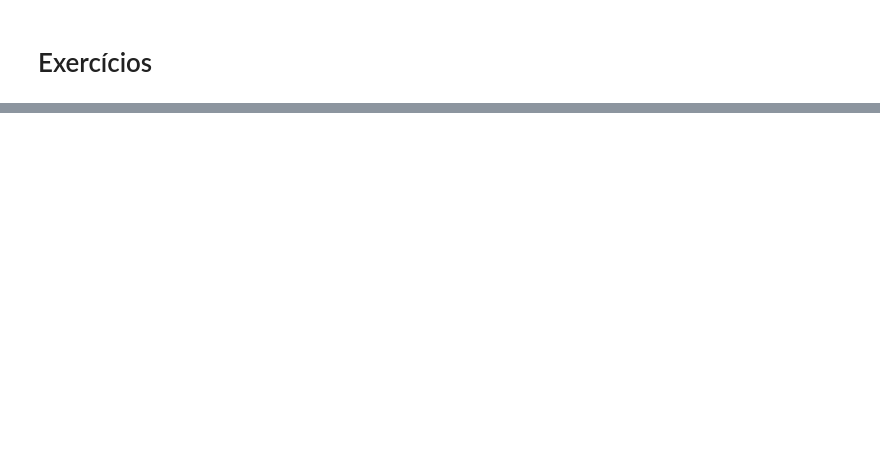
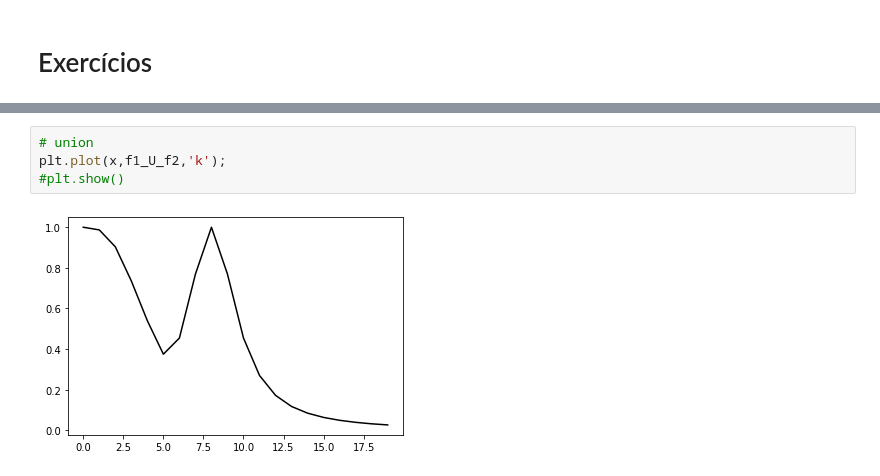
Before and after one commit to zavaleta/Fuzzy_logic_UFRRJ, a Jupyter notebook: Fuzzy_logic_Aula01.ipynb, the cells around one changed output, grey strips where cells are left out. Drawn from its saved outputs; the diff is of its cells as text; blank space fills up the shorter version.

```diff
--- a/Fuzzy_logic_Aula01.ipynb
+++ b/Fuzzy_logic_Aula01.ipynb
@@ -154,0 +250,6 @@ plt.legend();
+# %%
+# union
+plt.plot(x,f1_U_f2,'k');
+#plt.show()
+# %% [output]
+[figure, added]
```
Also changed, not shown: parts of 30 cells of this notebook.
